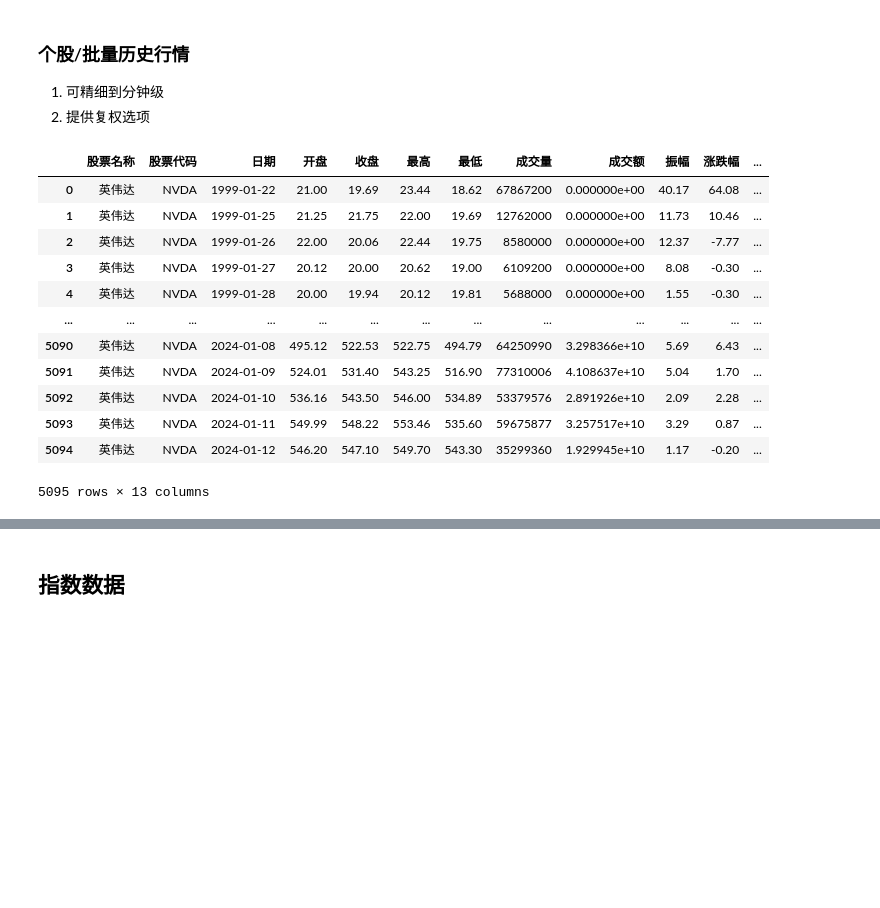
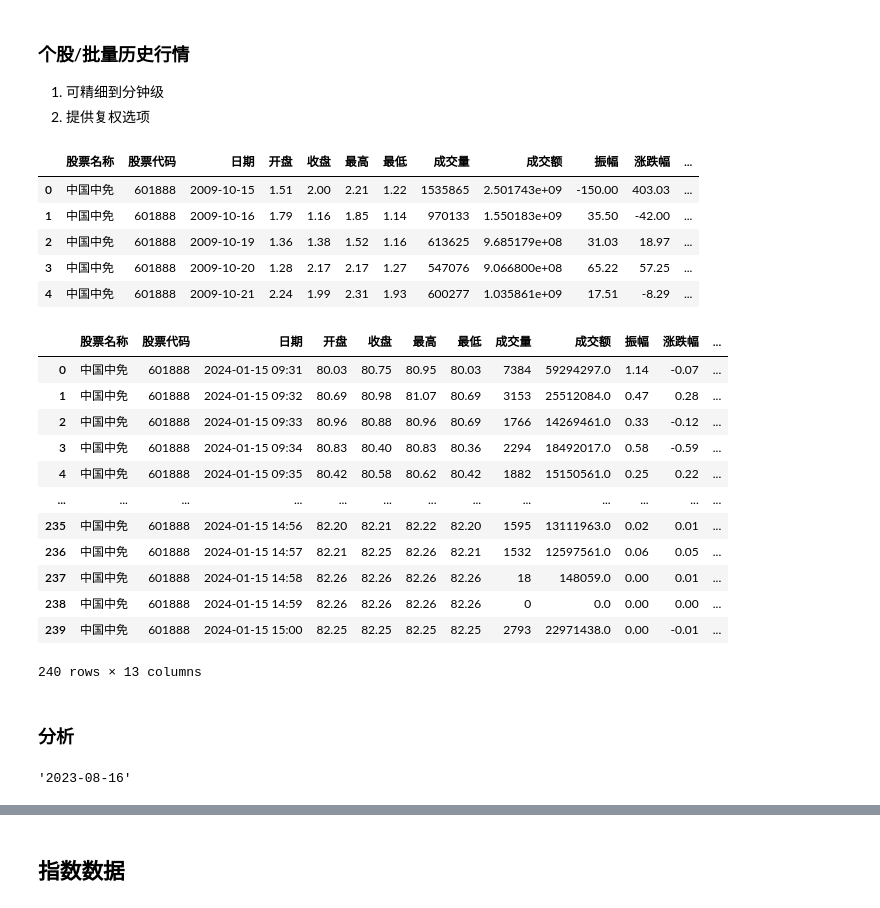
Before and after one commit to robustness-data/quant-universe, a Jupyter notebook: notebooks/efinance.ipynb, the cells around one changed output, grey strips where cells are left out. Saved outputs shown, nothing was run; the diff lists cells and outputs as text; code cells hidden in the pictures; blank space fills up the shorter version.

```diff
--- a/notebooks/efinance.ipynb
+++ b/notebooks/efinance.ipynb
@@ -197,22 +150,16 @@ ef.stock.get_belong_board(ticker)
 1. 可精细到分钟级
 2. 提供复权选项
 # %%
-ef.stock.get_quote_history(
-    stock_codes='NVDA',
+quote_hist = ef.stock.get_quote_history(
+    stock_codes=ticker,
     klt=101,
-    fqt=0,
+    fqt=1,
 )
+quote_hist.head()
 # %% [output]
 |  | 股票名称 | 股票代码 | 日期 | 开盘 | 收盘 | 最高 | 最低 | 成交量 | 成交额 | 振幅 | 涨跌幅 | ... |
-| 0 | 英伟达 | NVDA | 1999-01-22 | 21.00 | 19.69 | 23.44 | 18.62 | 67867200 | 0.000000e+00 | 40.17 | 64.08 | ... |
-| 1 | 英伟达 | NVDA | 1999-01-25 | 21.25 | 21.75 | 22.00 | 19.69 | 12762000 | 0.000000e+00 | 11.73 | 10.46 | ... |
-| 2 | 英伟达 | NVDA | 1999-01-26 | 22.00 | 20.06 | 22.44 | 19.75 | 8580000 | 0.000000e+00 | 12.37 | -7.77 | ... |
-| 3 | 英伟达 | NVDA | 1999-01-27 | 20.12 | 20.00 | 20.62 | 19.00 | 6109200 | 0.000000e+00 | 8.08 | -0.30 | ... |
-| 4 | 英伟达 | NVDA | 1999-01-28 | 20.00 | 19.94 | 20.12 | 19.81 | 5688000 | 0.000000e+00 | 1.55 | -0.30 | ... |
-| ... | ... | ... | ... | ... | ... | ... | ... | ... | ... | ... | ... | ... |
-| 5090 | 英伟达 | NVDA | 2024-01-08 | 495.12 | 522.53 | 522.75 | 494.79 | 64250990 | 3.298366e+10 | 5.69 | 6.43 | ... |
-| 5091 | 英伟达 | NVDA | 2024-01-09 | 524.01 | 531.40 | 543.25 | 516.90 | 77310006 | 4.108637e+10 | 5.04 | 1.70 | ... |
-| 5092 | 英伟达 | NVDA | 2024-01-10 | 536.16 | 543.50 | 546.00 | 534.89 | 53379576 | 2.891926e+10 | 2.09 | 2.28 | ... |
-| 5093 | 英伟达 | NVDA | 2024-01-11 | 549.99 | 548.22 | 553.46 | 535.60 | 59675877 | 3.257517e+10 | 3.29 | 0.87 | ... |
-| 5094 | 英伟达 | NVDA | 2024-01-12 | 546.20 | 547.10 | 549.70 | 543.30 | 35299360 | 1.929945e+10 | 1.17 | -0.20 | ... |
+| 0 | 中国中免 | 601888 | 2009-10-15 | 1.51 | 2.00 | 2.21 | 1.22 | 1535865 | 2.501743e+09 | -150.00 | 403.03 | ... |
+| 1 | 中国中免 | 601888 | 2009-10-16 | 1.79 | 1.16 | 1.85 | 1.14 | 970133 | 1.550183e+09 | 35.50 | -42.00 | ... |
+| 2 | 中国中免 | 601888 | 2009-10-19 | 1.36 | 1.38 | 1.52 | 1.16 | 613625 | 9.685179e+08 | 31.03 | 18.97 | ... |
+| 3 | 中国中免 | 601888 | 2009-10-20 | 1.28 | 2.17 | 2.17 | 1.27 | 547076 | 9.066800e+08 | 65.22 | 57.25 | ... |
+| 4 | 中国中免 | 601888 | 2009-10-21 | 2.24 | 1.99 | 2.31 | 1.93 | 600277 | 1.035861e+09 | 17.51 | -8.29 | ... |
-5095 rows × 13 columns
@@ -218,0 +175,18 @@ ef.stock.get_quote_history(
+# %%
+quote_intraday
+# %% [output]
+|  | 股票名称 | 股票代码 | 日期 | 开盘 | 收盘 | 最高 | 最低 | 成交量 | 成交额 | 振幅 | 涨跌幅 | ... |
+| 0 | 中国中免 | 601888 | 2024-01-15 09:31 | 80.03 | 80.75 | 80.95 | 80.03 | 7384 | 59294297.0 | 1.14 | -0.07 | ... |
+| 1 | 中国中免 | 601888 | 2024-01-15 09:32 | 80.69 | 80.98 | 81.07 | 80.69 | 3153 | 25512084.0 | 0.47 | 0.28 | ... |
+| 2 | 中国中免 | 601888 | 2024-01-15 09:33 | 80.96 | 80.88 | 80.96 | 80.69 | 1766 | 14269461.0 | 0.33 | -0.12 | ... |
+| 3 | 中国中免 | 601888 | 2024-01-15 09:34 | 80.83 | 80.40 | 80.83 | 80.36 | 2294 | 18492017.0 | 0.58 | -0.59 | ... |
+| 4 | 中国中免 | 601888 | 2024-01-15 09:35 | 80.42 | 80.58 | 80.62 | 80.42 | 1882 | 15150561.0 | 0.25 | 0.22 | ... |
+| ... | ... | ... | ... | ... | ... | ... | ... | ... | ... | ... | ... | ... |
+| 235 | 中国中免 | 601888 | 2024-01-15 14:56 | 82.20 | 82.21 | 82.22 | 82.20 | 1595 | 13111963.0 | 0.02 | 0.01 | ... |
+| 236 | 中国中免 | 601888 | 2024-01-15 14:57 | 82.21 | 82.25 | 82.26 | 82.21 | 1532 | 12597561.0 | 0.06 | 0.05 | ... |
+| 237 | 中国中免 | 601888 | 2024-01-15 14:58 | 82.26 | 82.26 | 82.26 | 82.26 | 18 | 148059.0 | 0.00 | 0.01 | ... |
+| 238 | 中国中免 | 601888 | 2024-01-15 14:59 | 82.26 | 82.26 | 82.26 | 82.26 | 0 | 0.0 | 0.00 | 0.00 | ... |
+| 239 | 中国中免 | 601888 | 2024-01-15 15:00 | 82.25 | 82.25 | 82.25 | 82.25 | 2793 | 22971438.0 | 0.00 | -0.01 | ... |
+240 rows × 13 columns
+# %% [markdown]
+### 分析
@@ -218,0 +261,4 @@ ef.stock.get_quote_history(
+# %%
+bill_hist_cumsum['日期'].min()
+# %% [output]
+'2023-08-16'
```
Also changed, not shown: parts of 21 cells of this notebook, 5 other files.
